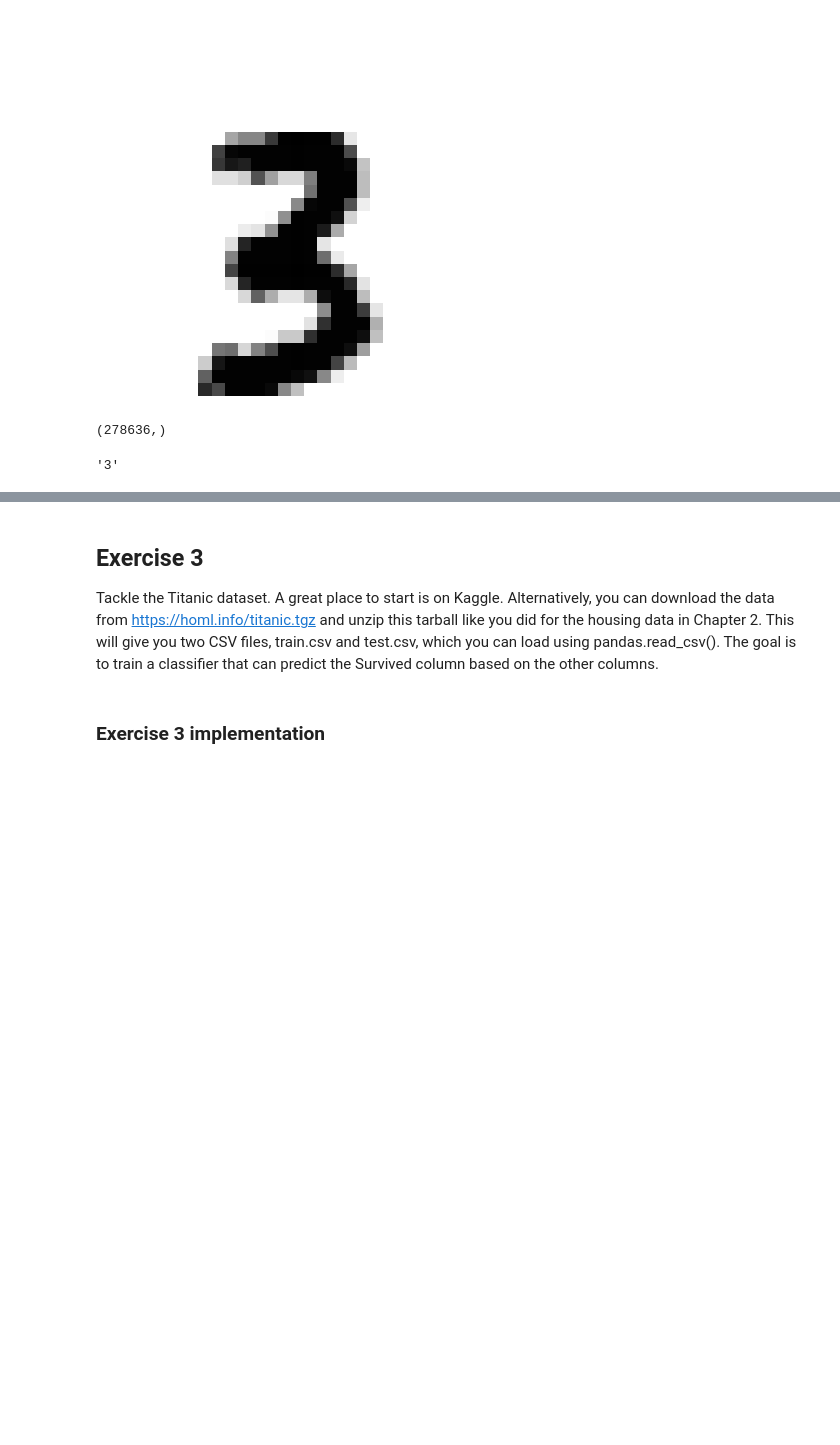
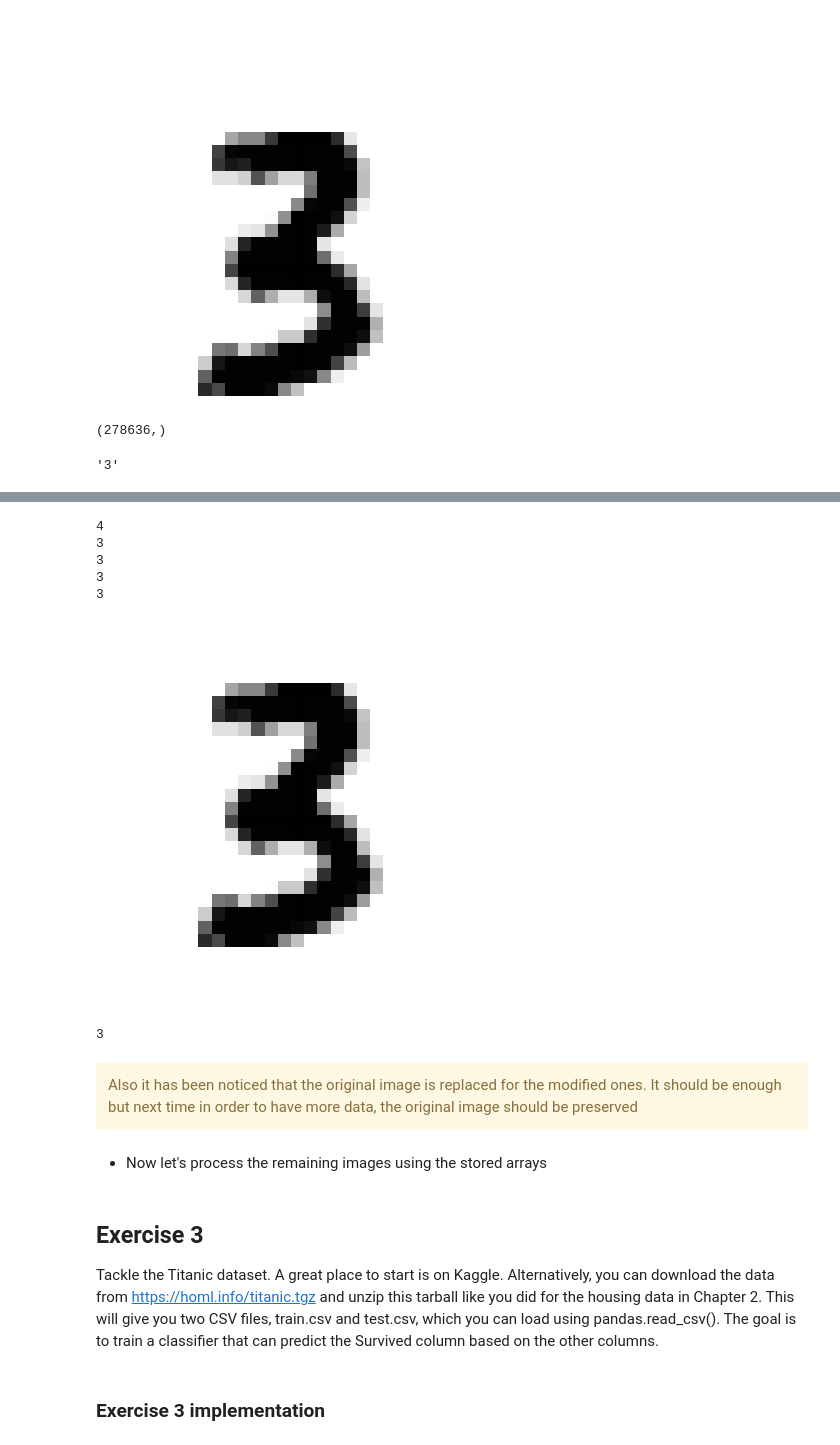
Before and after one commit to MiquelMarinoEspinosa/handson-ml3, a Jupyter notebook: 03_exercises.ipynb, the cells around one changed output, grey strips where cells are left out. Saved outputs shown, nothing was run; the diff lists cells and outputs as text; code cells hidden in the pictures; blank space fills up the shorter version.

```diff
--- a/03_exercises.ipynb
+++ b/03_exercises.ipynb
@@ -1045,0 +1035,20 @@ image_test.shape
+# %%
+print(y_train_augmented_loaded[278631])
+print(y_train_augmented_loaded[278632])
+print(y_train_augmented_loaded[278633])
+print(y_train_augmented_loaded[278634])
+print(y_train_augmented_loaded[278635])
+# %% [output]
+4
+3
+3
+3
+3
+# %%
+show_image(X_train[54658])
+print(y_train[54658])
+# %% [output]
+[figure, added]
+3
+# %% [markdown]
+<div class='alert alert-box alert-warning'>Also it has been noticed that the original image is replaced for the modified ones. It should be enough but next time in order to have more data, the original image should be preserved</div>
@@ -1045,0 +1057,2 @@ image_test.shape
+# %% [markdown]
+- Now let's process the remaining images using the stored arrays
```
Also changed, not shown: parts of 15 cells of this notebook.
